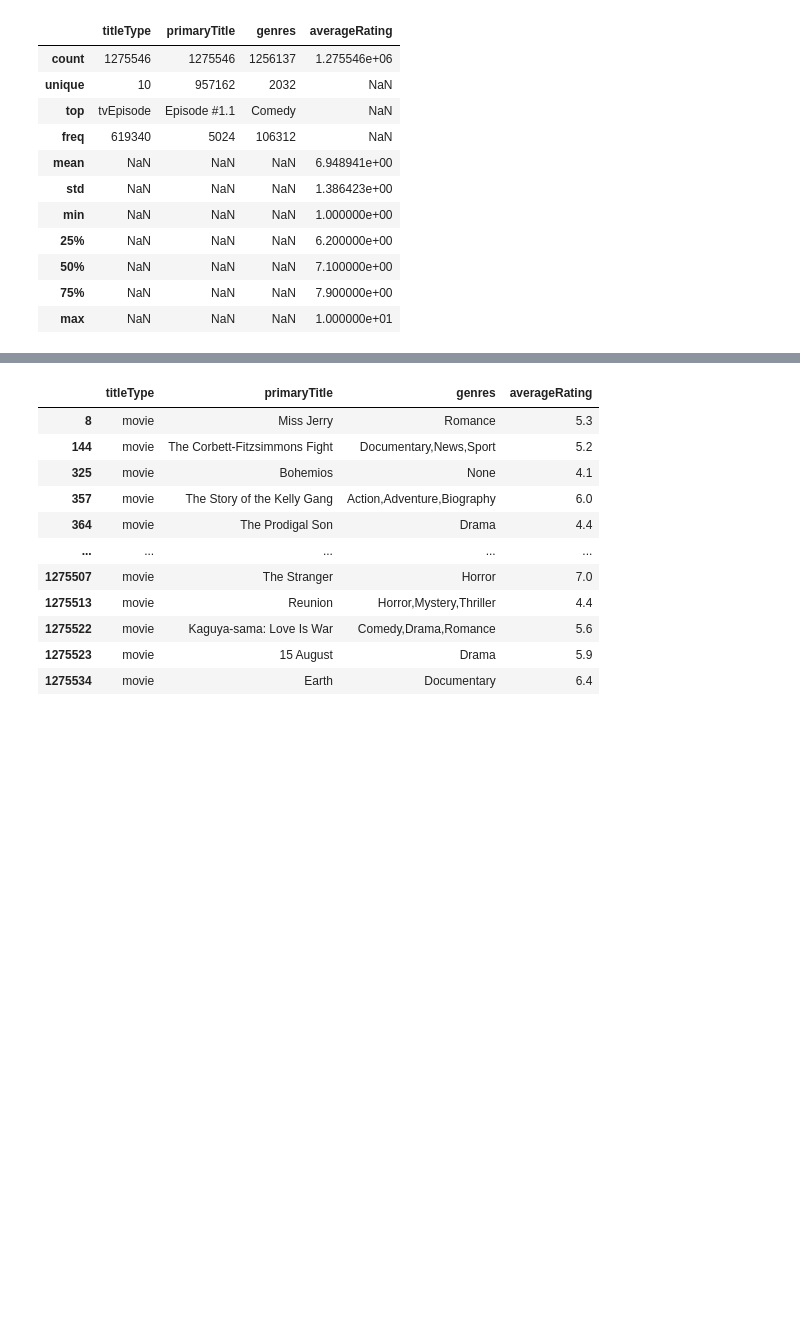
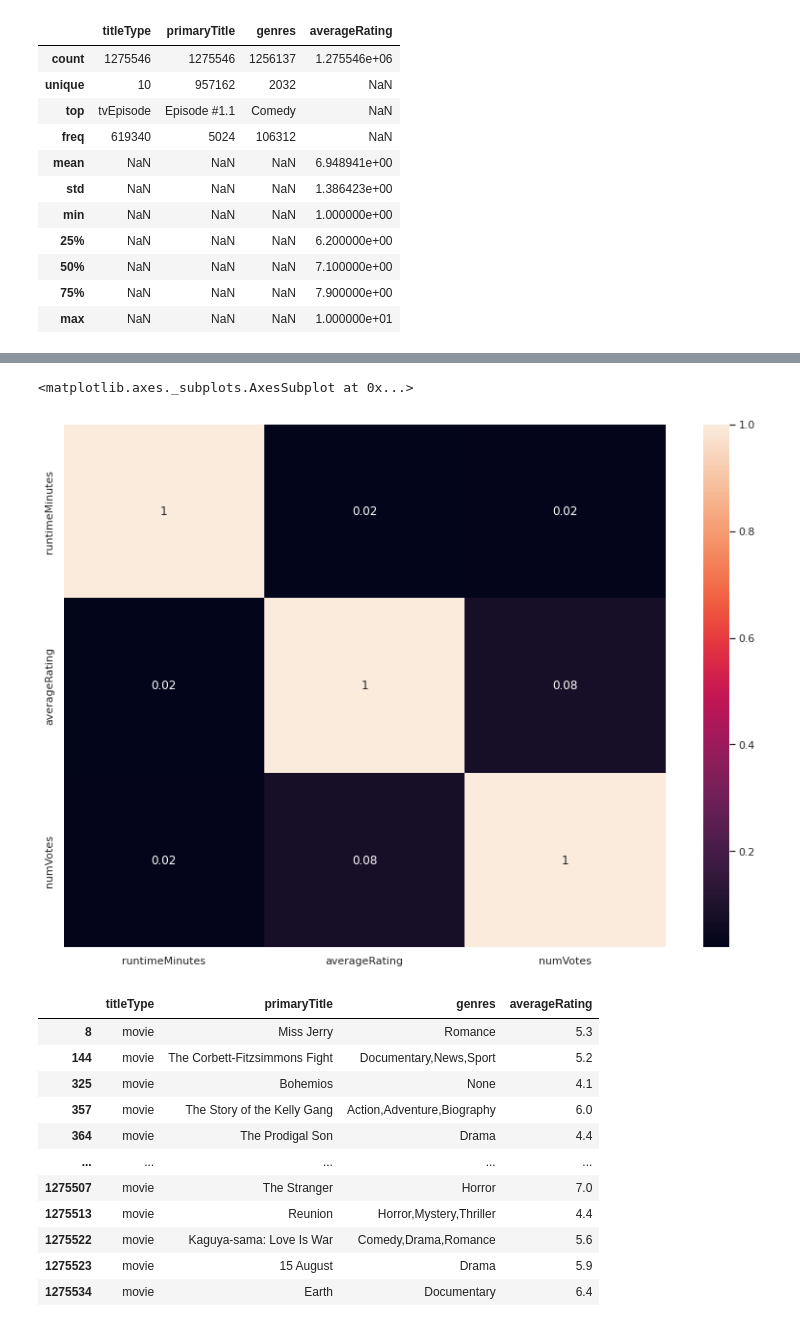
Before and after one commit to data-IA-2022/Netfloox_Asmae_Fengfeng_J-r-my, a Jupyter notebook: Netflooooox_Fengfeng.ipynb, the cells around one changed output, grey strips where cells are left out. Cells and saved outputs as stored; diff of their text form; code cells hidden in the pictures; blank space fills up the shorter version.

```diff
--- a/Netflooooox_Fengfeng.ipynb
+++ b/Netflooooox_Fengfeng.ipynb
@@ -117,0 +112,3 @@ videoGame         6.883998  1.0   9.8
+# %%
+# read the dataset for prediction system
+df_csv = pd.read_csv('/content/drive/MyDrive/Formation_IA/Netfloox/netfloox_predict.csv', sep=',')
@@ -117,0 +131,3 @@ videoGame         6.883998  1.0   9.8
+# %%
+df_csv = df_csv.drop(['Unnamed: 0'], axis=1)
+df_csv
@@ -118,3 +148,9 @@ videoGame         6.883998  1.0   9.8
+# %%
+plt.figure(figsize=(14,10))
+sns.heatmap(data=df_csv.select_dtypes(include=['float64', 'int64']).dropna().corr(), annot=True, fmt='.1g')
+# %% [output]
+<matplotlib.axes._subplots.AxesSubplot at 0x...>
+[figure, added]
 # %%
 # fig, axs = plt.subplots(figsize=(8, 5))
 
```
Also changed, not shown: parts of 24 cells of this notebook.
